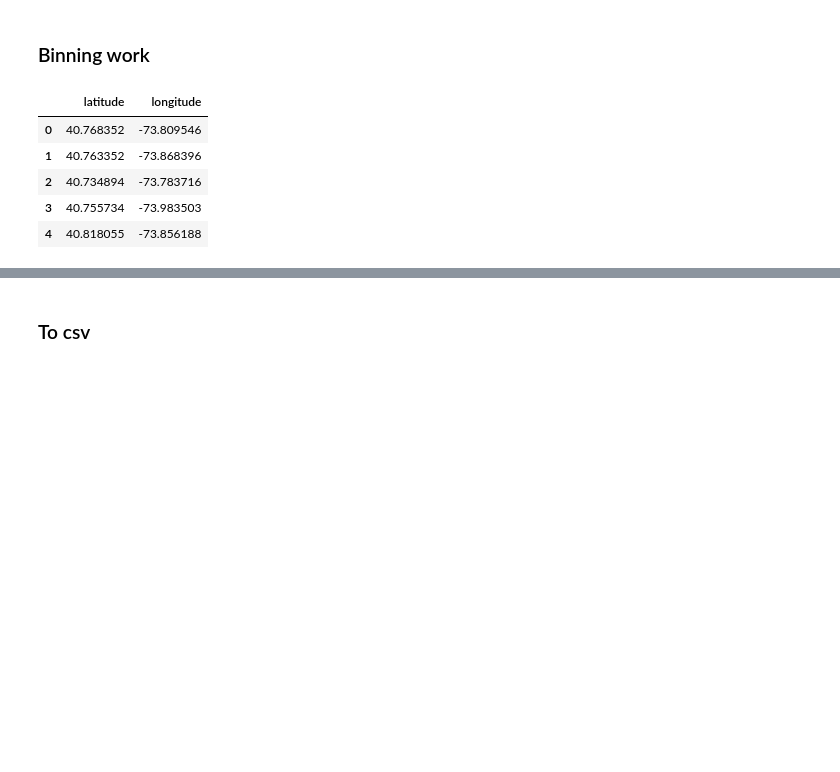
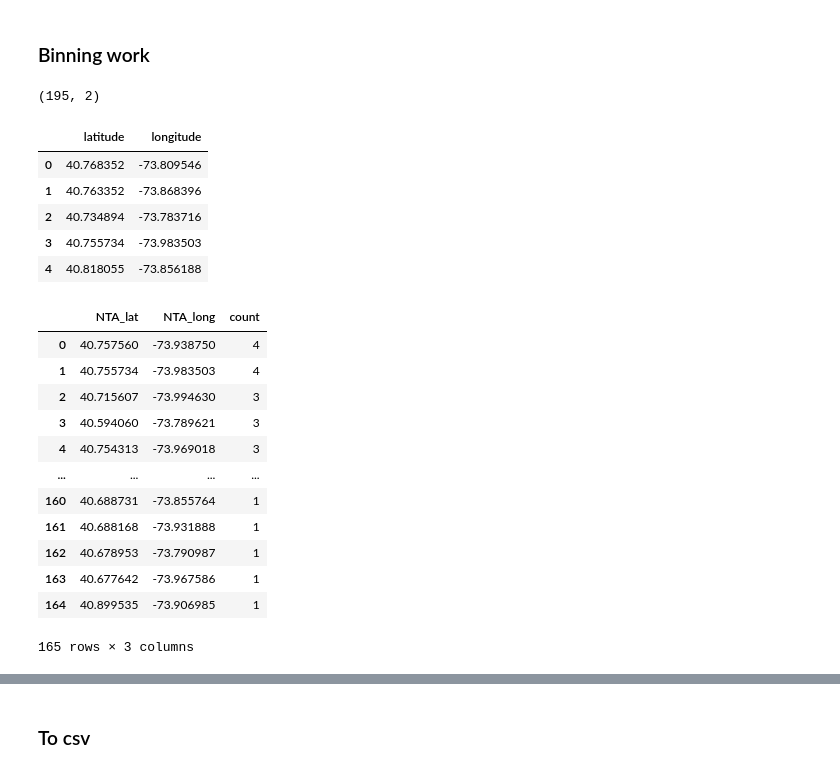
Before and after one commit to fynnweaver/Mid-Term-Project, a Jupyter notebook: notebooks/facilities.ipynb, the cells around one changed output, grey strips where cells are left out. Saved outputs shown, nothing was run; the diff lists cells and outputs as text; code cells hidden in the pictures; blank space fills up the shorter version.

Commit message:
Grouping function added to facilities. Python doc for functions.

```diff
--- a/notebooks/facilities.ipynb
+++ b/notebooks/facilities.ipynb
@@ -336,8 +347,10 @@ dtype: object
 # %%
 #get NTA centroid list
 NTA = pd.read_csv('../Mid-term/Mid-Term-Project/processed_data/geocoded_population.csv').loc[:, ['latitude', 'longitude']]
+print(NTA.shape)
 NTA.head()
 # %% [output]
+(195, 2)
 |  | latitude | longitude |
 | 0 | 40.768352 | -73.809546 |
 | 1 | 40.763352 | -73.868396 |
@@ -345,12 +358,55 @@ NTA.head()
 | 3 | 40.755734 | -73.983503 |
 | 4 | 40.818055 | -73.856188 |
 # %%
-def bin_test(dataframe):
+def bin_test(dataframe, grouping = None):
+    #create empty list for closest NTA centroids
+    close_NTA_lat = []
+    close_NTA_long = []
 
+    #for every row
     for i in range(dataframe.shape[0]):
+        #save lat, long
         df_lat, df_long = dataframe.latitude[i], dataframe.longitude[i]
 
+        #create empty list to save difference b/w datapoint and NTA
         difference = []
+        #for every NTA centroid, append total difference
+        for lat, long in NTA.values:
+            difference.append(abs(df_lat - lat) + abs(df_long - long))
 
-        for lat, long in NTA.values:
-            print(abs(df_lat - lat))
+        #save lat, long of closest NTA by getting the index of the minimum difference value
+        close_NTA_lat.append(NTA.loc[difference.index(min(difference)), 'latitude'])
+        close_NTA_long.append(NTA.loc[difference.index(min(difference)), 'longitude'])
+
+    #save a new column to inputted dataframe with closest NTA centroid
+    dataframe['close_NTA_lat'] = close_NTA_lat
+    dataframe['close_NTA_long'] = close_NTA_long
+
+    #return data frame grouped depeding on input
+    if grouping == 'count':
+        grouped = dataframe.value_counts(['close_NTA_lat', 'close_NTA_long']).rename_axis(['NTA_lat', 'NTA_long']).reset_index(name='count')
+        grouped_df = pd.DataFrame(grouped)
+    elif grouping == 'sum':
+        grouped = dataframe.groupby(['close_NTA_lat', 'close_NTA_long']).sum().drop(['latitude', 'longitude'], axis=1)
+        grouped_df = pd.DataFrame(grouped).rename_axis(['NTA_lat', 'NTA_long']).reset_index()
+    #if none is specified
+    else:
+        return dataframe
+
+    return grouped_df
+# %%
+bin_test(library_df, 'count')
+# %% [output]
+|  | NTA_lat | NTA_long | count |
+| 0 | 40.757560 | -73.938750 | 4 |
+| 1 | 40.755734 | -73.983503 | 4 |
+| 2 | 40.715607 | -73.994630 | 3 |
+| 3 | 40.594060 | -73.789621 | 3 |
+| 4 | 40.754313 | -73.969018 | 3 |
+| ... | ... | ... | ... |
+| 160 | 40.688731 | -73.855764 | 1 |
+| 161 | 40.688168 | -73.931888 | 1 |
+| 162 | 40.678953 | -73.790987 | 1 |
+| 163 | 40.677642 | -73.967586 | 1 |
+| 164 | 40.899535 | -73.906985 | 1 |
+165 rows × 3 columns
```
Also changed, not shown: parts of 3 cells of this notebook, 4 other files.
